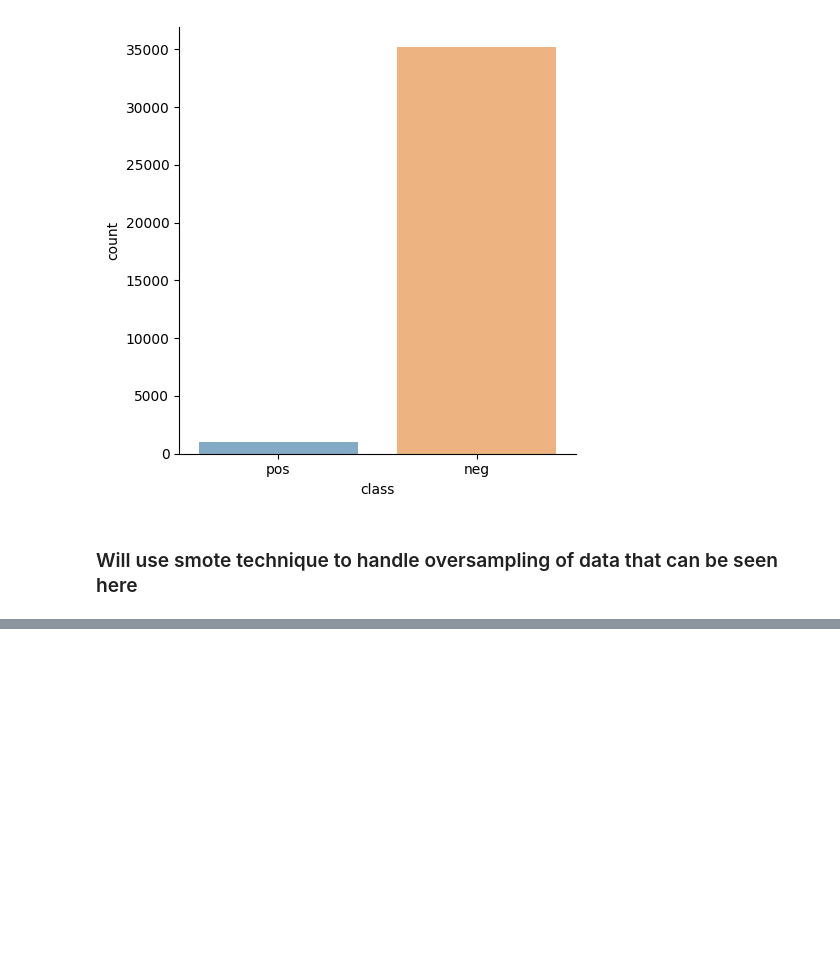
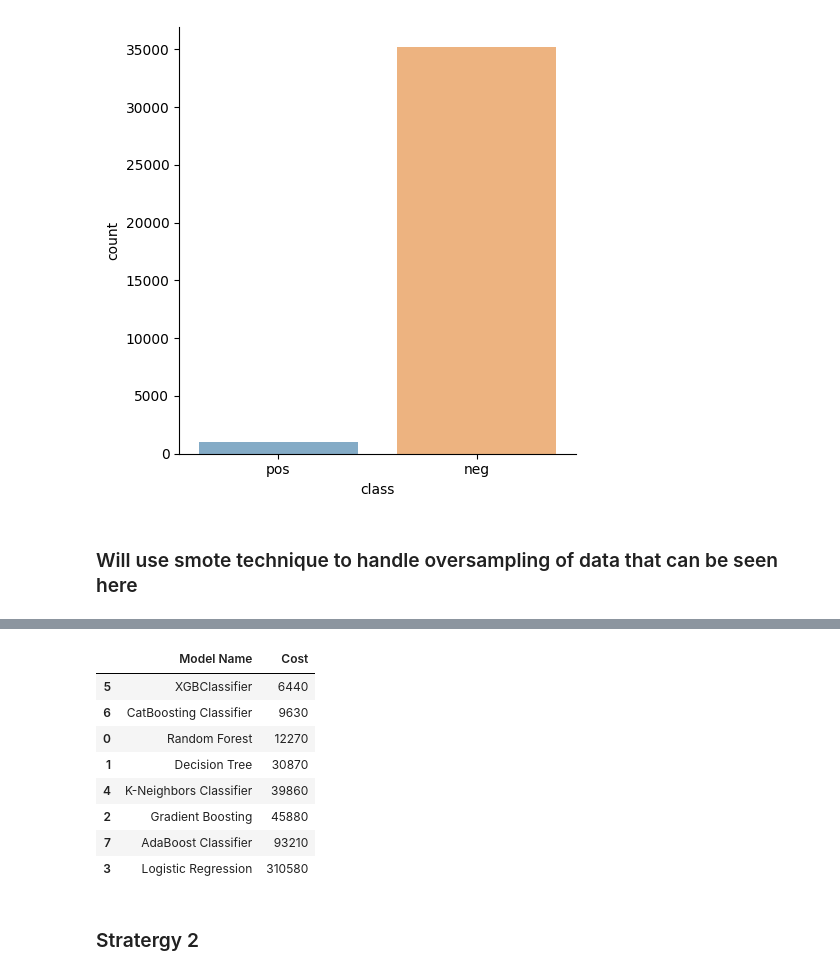
Before and after one commit to yashsuri99/Air-Pressure-System-Sensor, a Jupyter notebook: EDA.ipynb, the cells around one changed output, grey strips where cells are left out. Saved outputs shown, nothing was run; the diff lists cells and outputs as text; code cells hidden in the pictures; blank space fills up the shorter version.

```diff
--- a/EDA.ipynb
+++ b/EDA.ipynb
@@ -216,0 +224,2 @@ Name: class, Length: 36188, dtype: int64
+# %%
+X_knn = knn_pipeline.fit_transform(X)
@@ -216,0 +228,6 @@ Name: class, Length: 36188, dtype: int64
+# %%
+# Resampling minority class.
+
+smt = SMOTETomek(random_state=42,sampling_strategy='minority', n_jobs=1)
+
+X_res, y_res = smt.fit_resample(X_knn, y)
@@ -216,0 +236,13 @@ Name: class, Length: 36188, dtype: int64
+# %%
+models = {
+    "Random Forest": RandomForestClassifier(),
+    "Decision Tree": DecisionTreeClassifier(),
+    "Gradient Boosting": GradientBoostingClassifier(),
+    "Logistic Regression": LogisticRegression(max_iter=2000),
+     "K-Neighbors Classifier": KNeighborsClassifier(),
+    "XGBClassifier": XGBClassifier(),
+     "CatBoosting Classifier": CatBoostClassifier(verbose=False),
+    "AdaBoost Classifier": AdaBoostClassifier()
+}
+# %%
+report_knn = evaluate_models(X_res, y_res, models)
@@ -216,0 +291,14 @@ Name: class, Length: 36188, dtype: int64
+# %%
+report_knn
+# %% [output]
+|  | Model Name | Cost |
+| 5 | XGBClassifier | 6440 |
+| 6 | CatBoosting Classifier | 9630 |
+| 0 | Random Forest | 12270 |
+| 1 | Decision Tree | 30870 |
+| 4 | K-Neighbors Classifier | 39860 |
+| 2 | Gradient Boosting | 45880 |
+| 7 | AdaBoost Classifier | 93210 |
+| 3 | Logistic Regression | 310580 |
+# %% [markdown]
+### Stratergy 2
```
Also changed, not shown: parts of 26 cells of this notebook, 3 other files.
